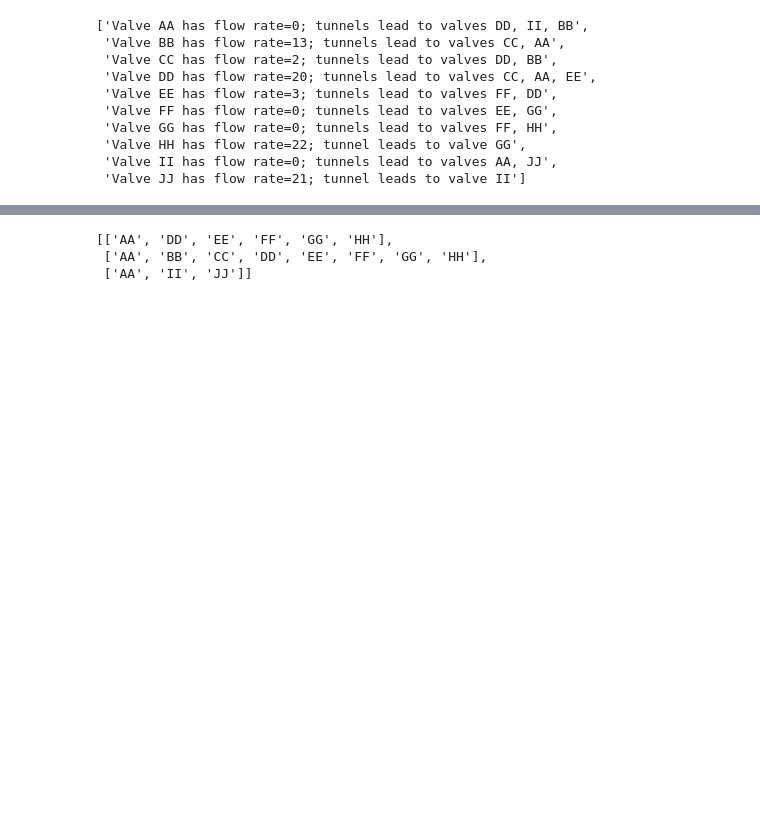
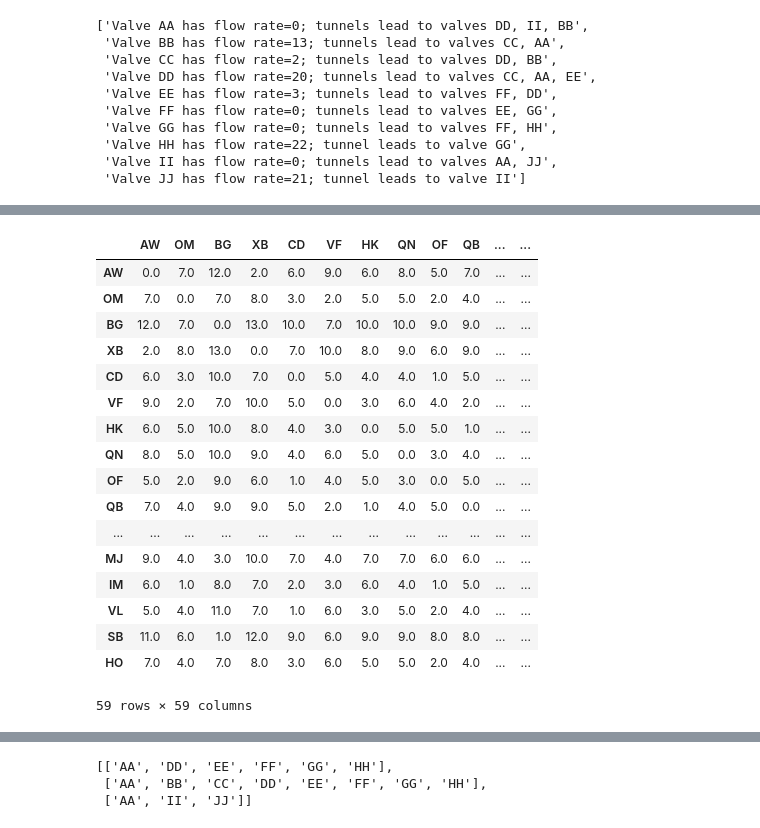
Before and after one commit to Nikolaj90/ImaginoTransference, a Jupyter notebook: AdventChallenge/16/Flow_network.ipynb, the cells around one changed output, grey strips where cells are left out. Saved outputs shown, nothing was run; the diff lists cells and outputs as text; code cells hidden in the pictures; blank space fills up the shorter version.

```diff
--- a/AdventChallenge/16/Flow_network.ipynb
+++ b/AdventChallenge/16/Flow_network.ipynb
@@ -79,0 +230,5 @@ edge_list
+# %%
+edge_dict = {}
+for node in data:
+    node_edges = re.findall("[A-Z]{2}",node)
+    edge_dict[node_edges[0]] = node_edges[1:]
@@ -82,0 +284,4 @@ for edge in edge_list:
+# %%
+nodes_numerate = {}
+for i, node in enumerate(G.nodes()):
+    nodes_numerate[node] = i
@@ -82,0 +308,48 @@ for edge in edge_list:
+# %%
+
+# Psydo:
+# let dist be a |V| × |V| array of minimum distances initialized to ∞ (infinity)
+fw_matrix = np.matrix(np.ones((len(G),len(G)))*np.inf)
+# for each edge (u, v) do
+#     dist[u][v] ← w(u, v)  // The weight of the edge (u, v)
+for edge in G.edges():
+    fw_matrix[nodes_numerate[edge[0]],nodes_numerate[edge[1]]] = 1
+    fw_matrix[nodes_numerate[edge[1]],nodes_numerate[edge[0]]] = 1
+# for each vertex v do
+#     dist[v][v] ← 0
+for node in G.nodes():
+    fw_matrix[nodes_numerate[node],nodes_numerate[node]] = 0
+# for k from 1 to |V|
+#     for i from 1 to |V|
+#         for j from 1 to |V|
+#             if dist[i][j] > dist[i][k] + dist[k][j]
+#                 dist[i][j] ← dist[i][k] + dist[k][j]
+#             end if
+
+for k in range(len(G)):
+    for i in range(len(G)):
+        for j in range(len(G)):
+            if fw_matrix[i,j] > fw_matrix[i,k]+fw_matrix[k,j]:
+                fw_matrix[i,j] = fw_matrix[i,k]+fw_matrix[k,j]
+# %%
+dist = pd.DataFrame(fw_matrix, columns = nodes_numerate.keys(), index= nodes_numerate.keys())
+dist
+# %% [output]
+|  | AW | OM | BG | XB | CD | VF | HK | QN | OF | QB | ... | ... |
+| AW | 0.0 | 7.0 | 12.0 | 2.0 | 6.0 | 9.0 | 6.0 | 8.0 | 5.0 | 7.0 | ... | ... |
+| OM | 7.0 | 0.0 | 7.0 | 8.0 | 3.0 | 2.0 | 5.0 | 5.0 | 2.0 | 4.0 | ... | ... |
+| BG | 12.0 | 7.0 | 0.0 | 13.0 | 10.0 | 7.0 | 10.0 | 10.0 | 9.0 | 9.0 | ... | ... |
+| XB | 2.0 | 8.0 | 13.0 | 0.0 | 7.0 | 10.0 | 8.0 | 9.0 | 6.0 | 9.0 | ... | ... |
+| CD | 6.0 | 3.0 | 10.0 | 7.0 | 0.0 | 5.0 | 4.0 | 4.0 | 1.0 | 5.0 | ... | ... |
+| VF | 9.0 | 2.0 | 7.0 | 10.0 | 5.0 | 0.0 | 3.0 | 6.0 | 4.0 | 2.0 | ... | ... |
+| HK | 6.0 | 5.0 | 10.0 | 8.0 | 4.0 | 3.0 | 0.0 | 5.0 | 5.0 | 1.0 | ... | ... |
+| QN | 8.0 | 5.0 | 10.0 | 9.0 | 4.0 | 6.0 | 5.0 | 0.0 | 3.0 | 4.0 | ... | ... |
+| OF | 5.0 | 2.0 | 9.0 | 6.0 | 1.0 | 4.0 | 5.0 | 3.0 | 0.0 | 5.0 | ... | ... |
+| QB | 7.0 | 4.0 | 9.0 | 9.0 | 5.0 | 2.0 | 1.0 | 4.0 | 5.0 | 0.0 | ... | ... |
+| ... | ... | ... | ... | ... | ... | ... | ... | ... | ... | ... | ... | ... |
+| MJ | 9.0 | 4.0 | 3.0 | 10.0 | 7.0 | 4.0 | 7.0 | 7.0 | 6.0 | 6.0 | ... | ... |
+| IM | 6.0 | 1.0 | 8.0 | 7.0 | 2.0 | 3.0 | 6.0 | 4.0 | 1.0 | 5.0 | ... | ... |
+| VL | 5.0 | 4.0 | 11.0 | 7.0 | 1.0 | 6.0 | 3.0 | 5.0 | 2.0 | 4.0 | ... | ... |
+| SB | 11.0 | 6.0 | 1.0 | 12.0 | 9.0 | 6.0 | 9.0 | 9.0 | 8.0 | 8.0 | ... | ... |
+| HO | 7.0 | 4.0 | 7.0 | 8.0 | 3.0 | 6.0 | 5.0 | 5.0 | 2.0 | 4.0 | ... | ... |
+59 rows × 59 columns
```
Also changed, not shown: parts of 30 cells of this notebook, 1 other file.
